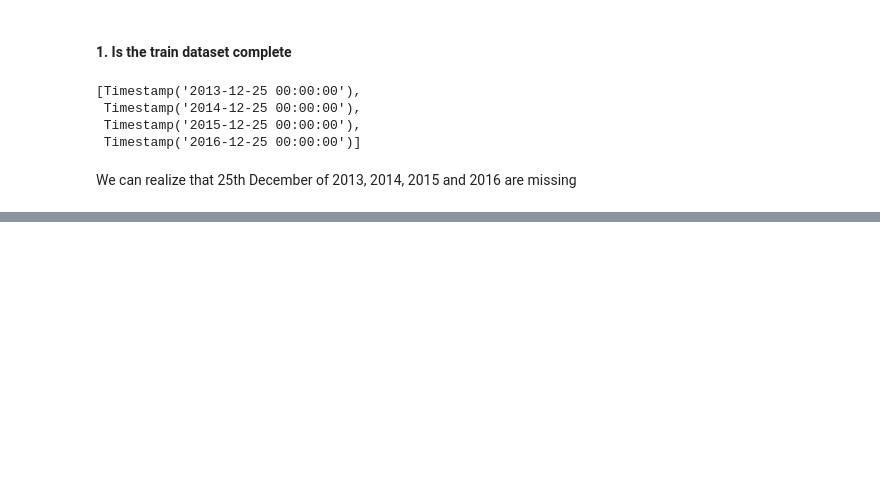
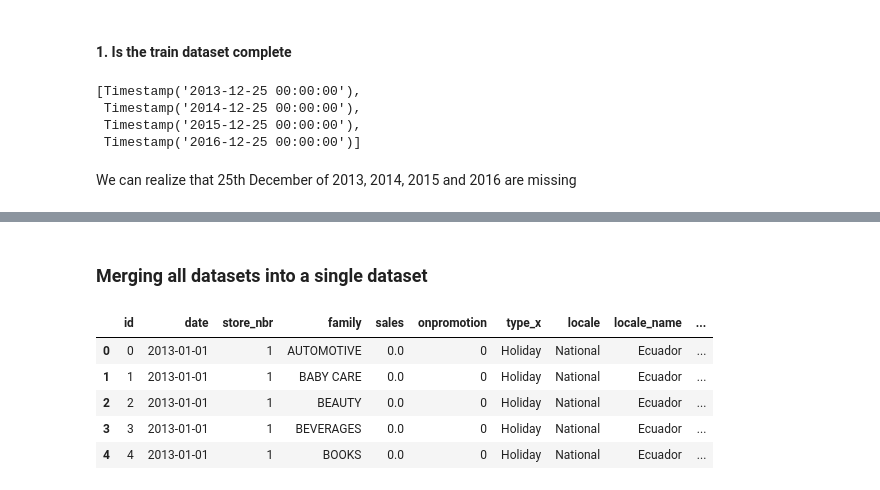
Before and after one commit to elvis-darko/Training-and-Apprenticeship-Portfolio-Projects, a Jupyter notebook: STORE-SALES-TIME-SERIES-FORECASTING/STORE-SALES-TIME-SERIES-FORECASTING-REGRESSION PROJECT.ipynb, the cells around one changed output, grey strips where cells are left out. Saved outputs shown, nothing was run; the diff lists cells and outputs as text; code cells hidden in the pictures; blank space fills up the shorter version.

```diff
--- a/STORE-SALES-TIME-SERIES-FORECASTING/STORE-SALES-TIME-SERIES-FORECASTING-REGRESSION PROJECT.ipynb
+++ b/STORE-SALES-TIME-SERIES-FORECASTING/STORE-SALES-TIME-SERIES-FORECASTING-REGRESSION PROJECT.ipynb
@@ -778,0 +773,29 @@ We can realize that 25th December of 2013, 2014, 2015 and 2016 are missing
+# %% [markdown]
+### Merging all datasets into a single dataset
+# %%
+# merge train and holidays datasets into sales dataset
+
+sales = pd.merge(train, holidays, on="date", how="left")
+# %%
+# merge sales and oil datasets into sales dataset
+
+sales = pd.merge(sales, oil, on="date", how="left")
+# %%
+# merge sales and stores datasets into Sales dataset
+
+Sales = pd.merge(sales, stores, on="store_nbr", how="left")
+# %%
+# merge Sales and transactions datasets into Sales dataset
+
+Sales = pd.merge(Sales, transactions, on=["date","store_nbr"], how="left")
+# %%
+# Checking the head of the full merged datasets(Sales dataset)
+
+Sales.head()
+# %% [output]
+|  | id | date | store_nbr | family | sales | onpromotion | type_x | locale | locale_name | ... |
+| 0 | 0 | 2013-01-01 | 1 | AUTOMOTIVE | 0.0 | 0 | Holiday | National | Ecuador | ... |
+| 1 | 1 | 2013-01-01 | 1 | BABY CARE | 0.0 | 0 | Holiday | National | Ecuador | ... |
+| 2 | 2 | 2013-01-01 | 1 | BEAUTY | 0.0 | 0 | Holiday | National | Ecuador | ... |
+| 3 | 3 | 2013-01-01 | 1 | BEVERAGES | 0.0 | 0 | Holiday | National | Ecuador | ... |
+| 4 | 4 | 2013-01-01 | 1 | BOOKS | 0.0 | 0 | Holiday | National | Ecuador | ... |
```
Also changed, not shown: parts of 12 cells of this notebook.
